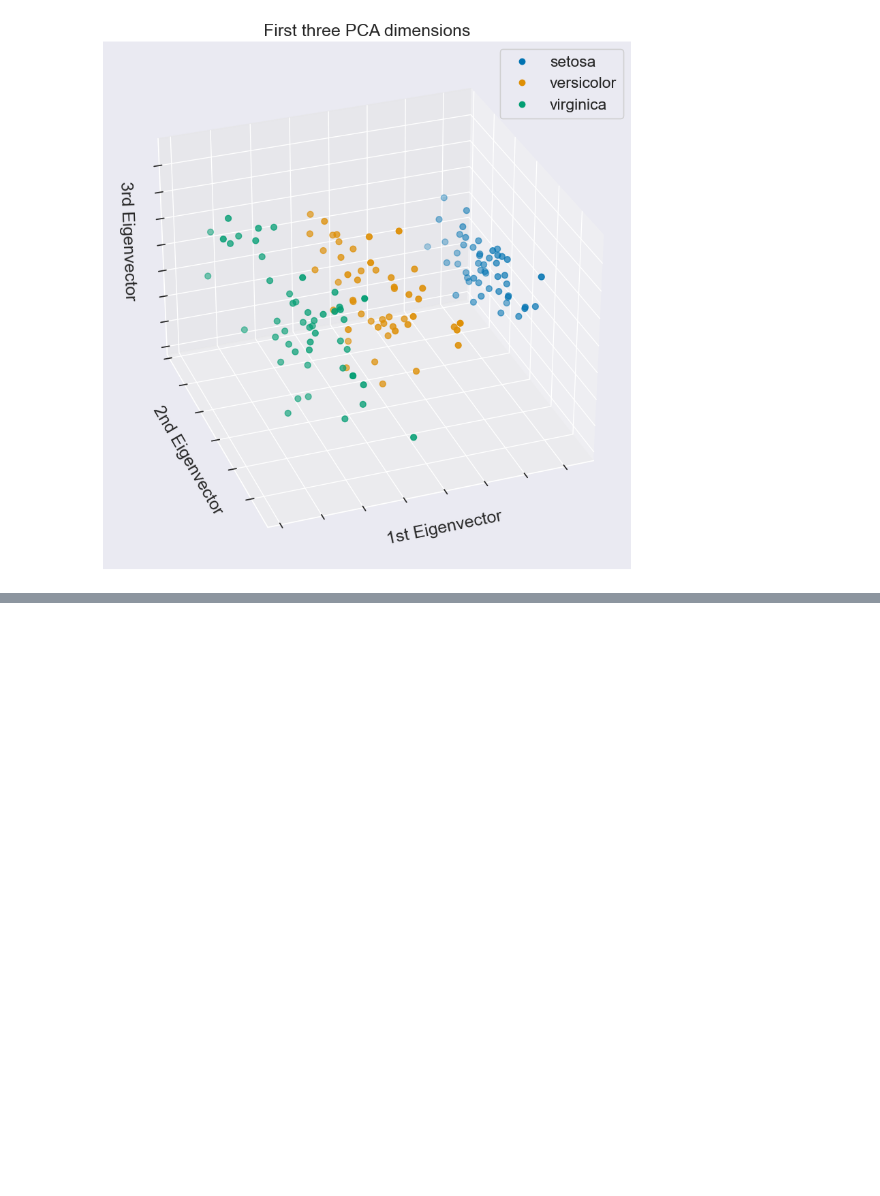
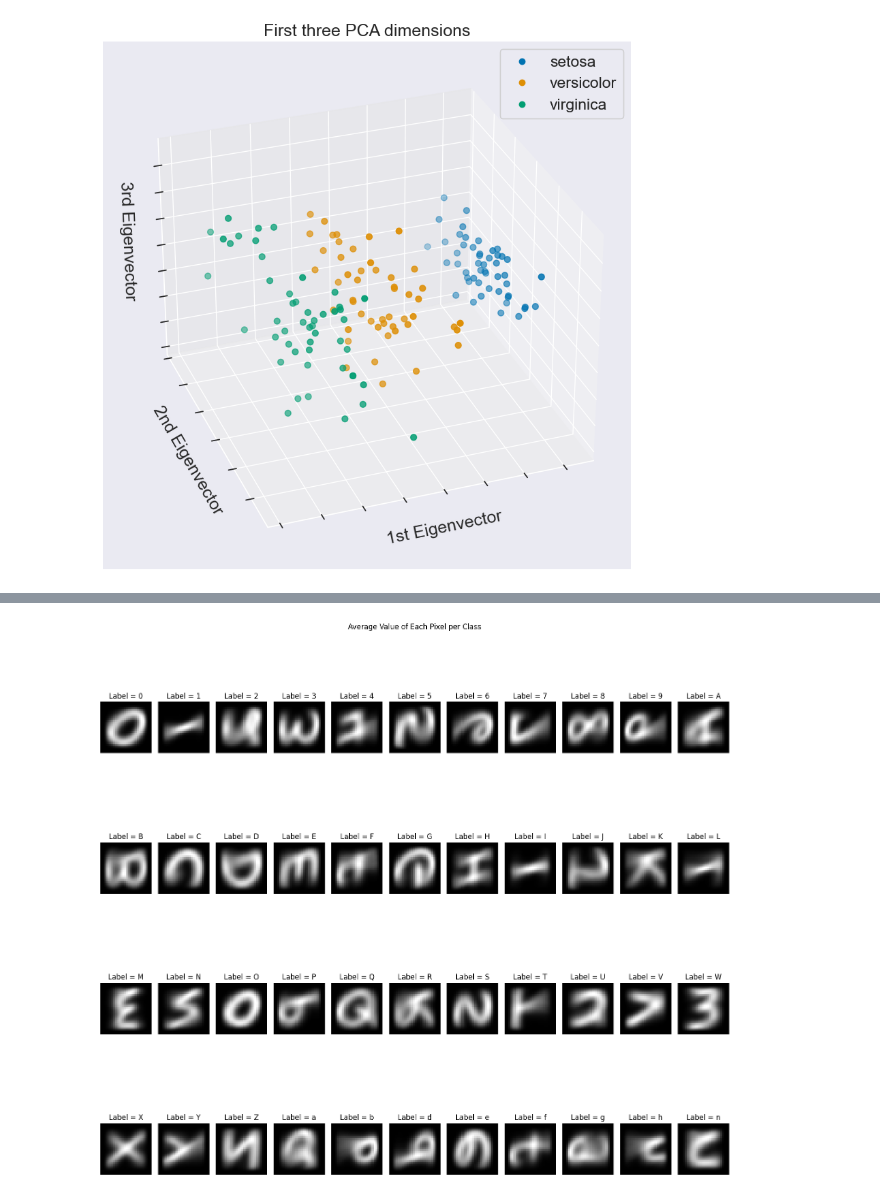
Before and after one commit to odinsseo/ii2202-historical-ocr, a Jupyter notebook: exploratory_analysis.ipynb, the cells around one changed output, grey strips where cells are left out. Cells and saved outputs as stored; diff of their text form; code cells hidden in the pictures; blank space fills up the shorter version.

```diff
--- a/exploratory_analysis.ipynb
+++ b/exploratory_analysis.ipynb
@@ -107,0 +160,46 @@ plt.savefig("imgs/iris_pca.svg")
+# %%
+def plot_average_pixel_values_by_class(dataset: EMNIST, num_classes, image_shape):
+    """
+    Plots the average pixel value for each class in a PyTorch image dataset.
+
+    Parameters:
+    - dataset: PyTorch Dataset, containing images and their respective labels.
+    - num_classes: Total number of classes in the dataset (e.g., digits + characters).
+    - image_shape: Tuple representing the shape of each image (height, width).
+    """
+    dataloader = DataLoader(dataset, batch_size=64, shuffle=False)
+
+    # Initialize arrays to accumulate pixel values and counts for each class
+    pixel_sums = np.zeros((num_classes, *image_shape), dtype=np.float32)
+    class_counts = np.zeros(num_classes, dtype=int)
+
+
+    for images, labels in dataloader:
+        images = images.numpy()  # Convert to NumPy array
+        for img, label in zip(images, labels):
+            pixel_sums[label] += img.squeeze()  # Accumulate pixel values
+            class_counts[label] += 1           # Count samples per class
+
+    # Calculate average pixel value for each class
+    average_pixels = pixel_sums / class_counts[:, None, None]
+
+    return average_pixels
+
+# Example usage:
+# Assuming `dataset` is already defined, with a known number of classes (e.g., 36 for 0-9 and A-Z).
+# plot_average_pixel_values_by_class(dataset, num_classes=36, image_shape=(28, 28))
+# %%
+average_pixels = plot_average_pixel_values_by_class(emnist_train, 47, (28,28))
+idx_to_class = {v: k for k, v in emnist_train.class_to_idx.items()}
+
+# Plot average images
+fig, axes = plt.subplots(4, 47 // 4, figsize=(15, 15))
+fig.suptitle("Average Value of Each Pixel per Class")
+for i, ax in enumerate(axes.flat):
+        ax.imshow(average_pixels[i], cmap='gray')
+        ax.set_title(f'Label = {idx_to_class[i]}')
+        ax.axis('off')
+plt.tight_layout()
+plt.savefig("./imgs/emnist_avarage_pixel_value.pdf")
+# %% [output]
+[figure, added]
```
Also changed, not shown: parts of 9 cells of this notebook, 3 other files.
